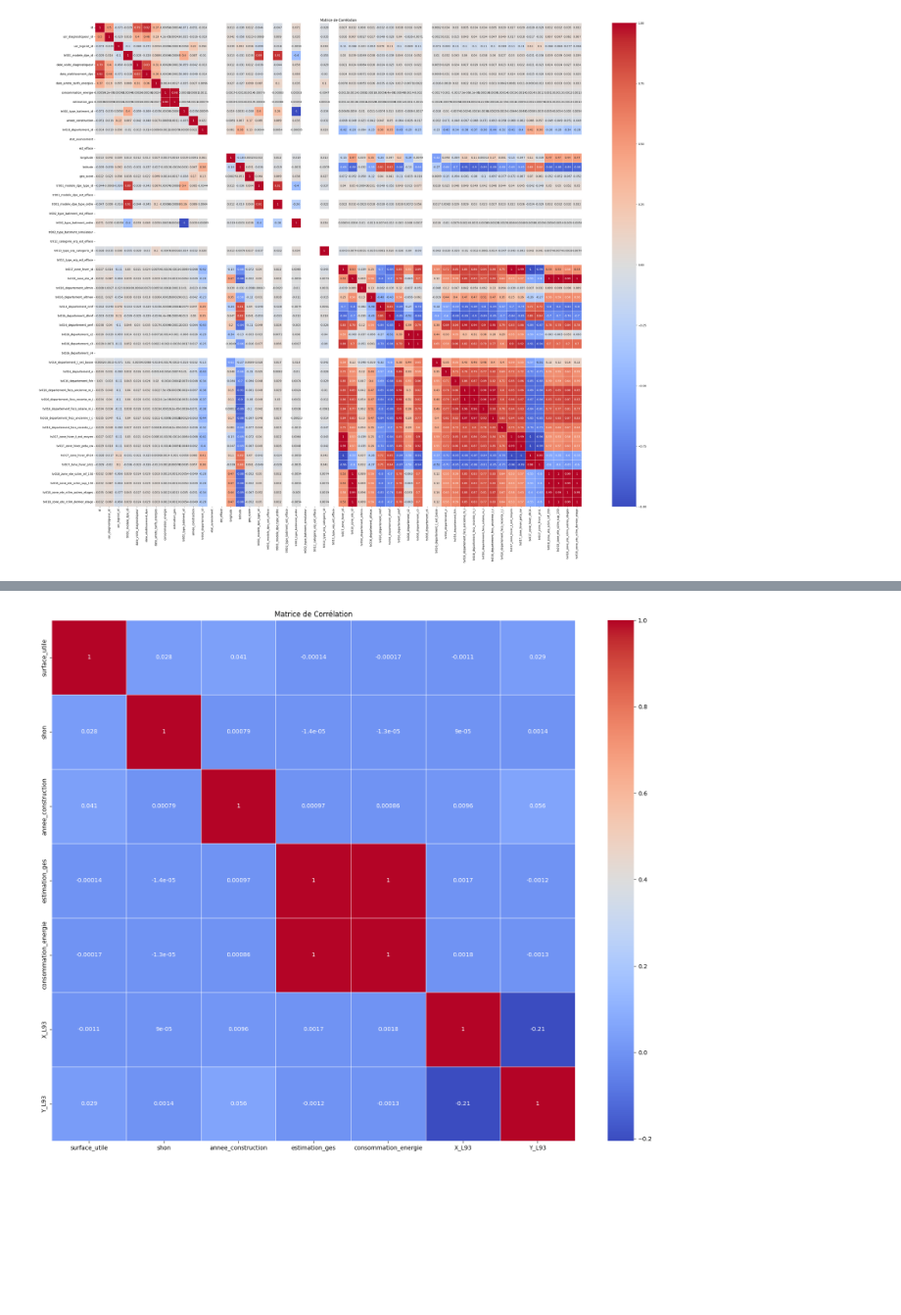
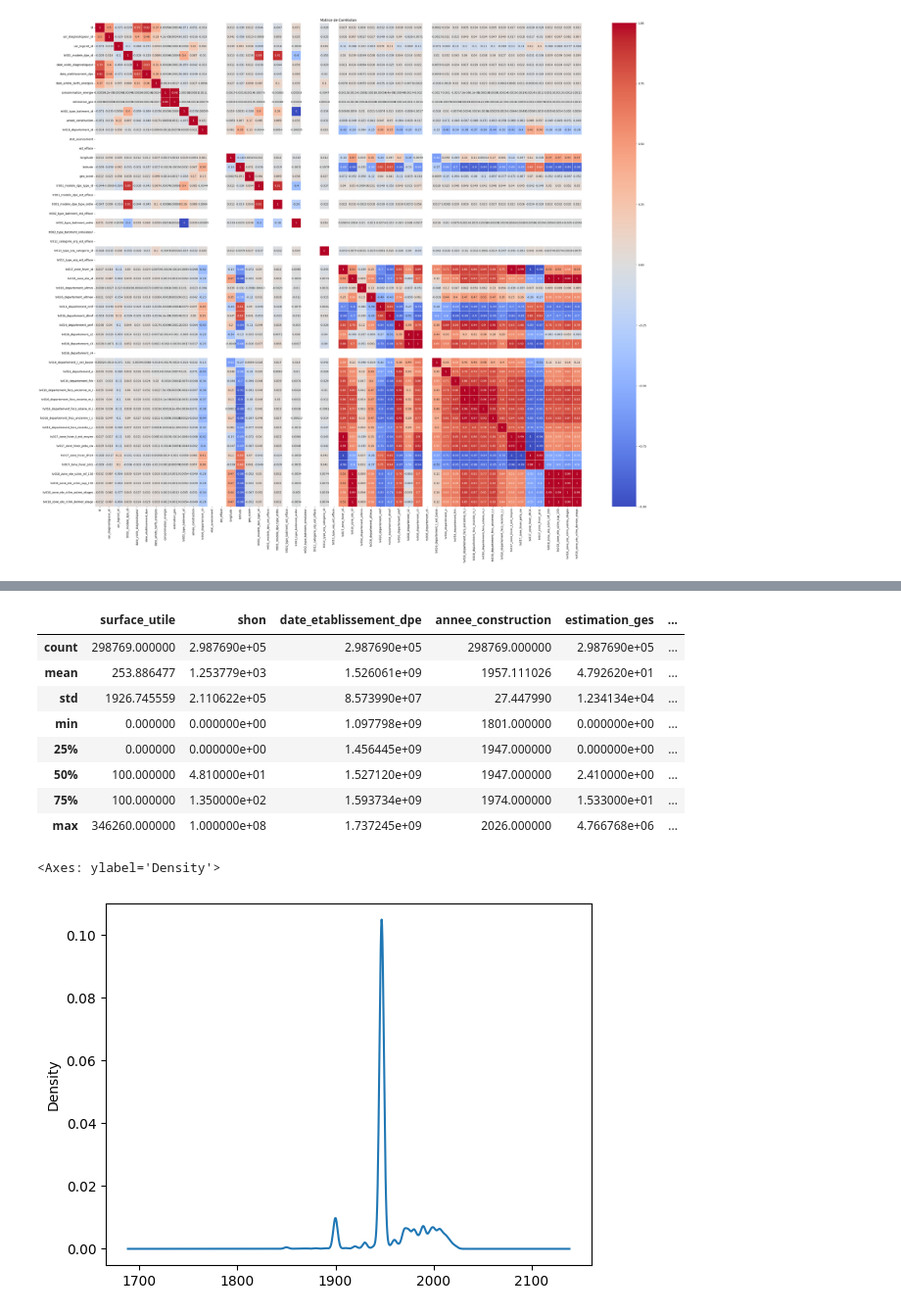
Before and after one commit to bechirhannachi/BNP-Centrale-project-Gr-1, a Jupyter notebook: correlation.ipynb, the cells around one changed output, grey strips where cells are left out. Shown at 98% size. Saved outputs shown, nothing was run; the diff lists cells and outputs as text; code cells hidden in the pictures; blank space fills up the shorter version.

```diff
--- a/correlation.ipynb
+++ b/correlation.ipynb
@@ -45,13 +67,17 @@ df3 = pd.read_csv('fusion.csv')
 # %%
-fusion.describe()
+df3.describe()
+# %% [output]
+|  | surface_utile | shon | date_etablissement_dpe | annee_construction | estimation_ges | ... |
+| count | 298769.000000 | 2.987690e+05 | 2.987690e+05 | 298769.000000 | 2.987690e+05 | ... |
+| mean | 253.886477 | 1.253779e+03 | 1.526061e+09 | 1957.111026 | 4.792620e+01 | ... |
+| std | 1926.745559 | 2.110622e+05 | 8.573990e+07 | 27.447990 | 1.234134e+04 | ... |
+| min | 0.000000 | 0.000000e+00 | 1.097798e+09 | 1801.000000 | 0.000000e+00 | ... |
+| 25% | 0.000000 | 0.000000e+00 | 1.456445e+09 | 1947.000000 | 0.000000e+00 | ... |
+| 50% | 100.000000 | 4.810000e+01 | 1.527120e+09 | 1947.000000 | 2.410000e+00 | ... |
+| 75% | 100.000000 | 1.350000e+02 | 1.593734e+09 | 1974.000000 | 1.533000e+01 | ... |
+| max | 346260.000000 | 1.000000e+08 | 1.737245e+09 | 2026.000000 | 4.766768e+06 | ... |
-# %%
-# Calculer la matrice de corrélation
-correlation_matrix3 = df3.corr(numeric_only = True)
-
-# Afficher la matrice de corrélation en utilisant seaborn
-plt.figure(figsize=(20, 16))
-sns.heatmap(correlation_matrix3, annot=True, cmap='coolwarm', linewidths=0.5)
-plt.title('Matrice de Corrélation')
-plt.show()
-# %% [output]
-[figure, removed]
+# %%
+df3["annee_construction"].plot(kind='density')
+# %% [output]
+<Axes: ylabel='Density'>
+[figure, added]
```
Also changed, not shown: parts of 3 cells of this notebook.
